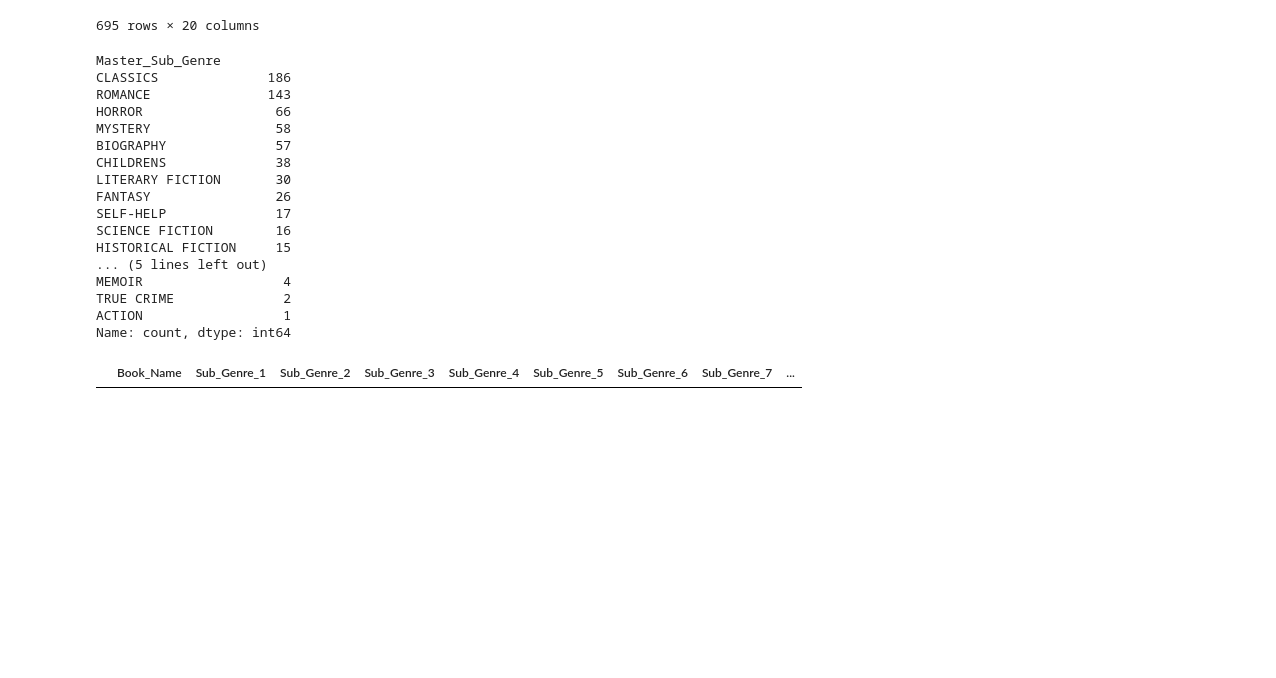
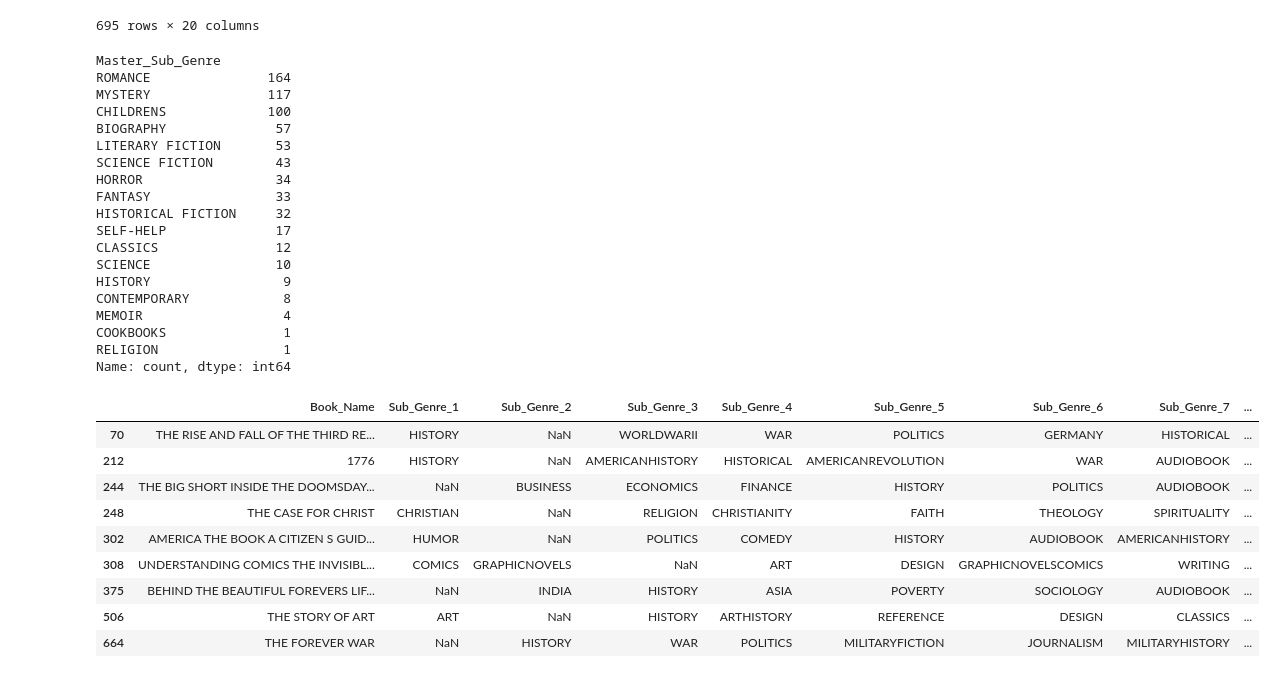
Before and after one commit to ammabe1/Publish-Me---Release-Assistant, a Jupyter notebook: Publish_Me Release_Assistant.ipynb, the cells around one changed output. Drawn from its saved outputs; the diff is of its cells as text; code cells hidden in the pictures; blank space fills up the shorter version.

Commit message:
updated master_sub_genres to weed out outliers, i.e. re-structured the priority of sub genres to capture the subs with the highest numbers with dups of the lower numbers.

```diff
--- a/Publish_Me Release_Assistant.ipynb
+++ b/Publish_Me Release_Assistant.ipynb
@@ -415,29 +415,21 @@ def determine_master_sub_genre(row):
         return 'AUTOBIOGRAPHY'
     elif 'MEMOIR' in row.values:
         return 'MEMOIR'
-    elif 'TRUECRIME' in row.values:
-        return 'TRUE CRIME'
-    elif 'CLASSICS' in row.values:
-        return 'CLASSICS'
+    elif 'COOKBOOKS' in row.values:
+        return 'COOKBOOKS'
+    elif 'CHILDRENS' in row.values:
+        return 'CHILDRENS'
     elif 'SCIENCE' in row.values:
         return 'SCIENCE'
     elif 'HISTORY' in row.values:
         return 'HISTORY'
-    elif 'RELIGION' in row.values:
-        return 'RELIGION'
-    elif 'CHILDRENS' in row.values:
-        return 'CHILDRENS'
     elif 'ROMANCE' in row.values:
         return 'ROMANCE'
+    elif 'MYSTERY' in row.values:
+        return 'MYSTERY'
     elif 'HORROR' in row.values:
         return 'HORROR'
-    elif 'MYSTERY' in row.values:
-        return 'MYSTERY'
-    elif 'THRILLER' in row.values:
-        return 'THRILLER'
-    elif 'ACTION' in row.values:
-        return 'ACTION'
-    elif 'SCIENCEFICTION' in row.values:
+    elif 'SCIENCEFICTION'  in row.values:
         return 'SCIENCE FICTION'
     elif 'LITERARYFICTION' in row.values:
         return 'LITERARY FICTION'
@@ -445,12 +437,14 @@ def determine_master_sub_genre(row):
         return 'HISTORICAL FICTION'
     elif 'FANTASY' in row.values:
         return 'FANTASY'
-    elif 'CRIME' in row.values:
-        return 'CRIME'
-    elif 'ADVENTURE' in row.values:
-        return 'ADVENTURE'
+    elif 'CLASSICS' in row.values:
+        return 'CLASSICS'
     elif 'CONTEMPORARY' in row.values:
         return 'CONTEMPORARY'
+    elif 'THRILLER' in row.values:
+        return 'THRILLER'
+    elif 'RELIGION' in row.values:
+        return 'RELIGION'
     else:
         return 'OTHER'
 
@@ -477,28 +471,39 @@ Master_Sub_Genre2 = Full_Book_Details['Master_Sub_Genre'].value_counts()
 Master_Sub_Genre2
 # %% [output]
 Master_Sub_Genre
-CLASSICS              186
-ROMANCE               143
-HORROR                 66
-MYSTERY                58
+ROMANCE               164
+MYSTERY               117
+CHILDRENS             100
 BIOGRAPHY              57
-CHILDRENS              38
-LITERARY FICTION       30
-FANTASY                26
+LITERARY FICTION       53
+SCIENCE FICTION        43
+HORROR                 34
+FANTASY                33
+HISTORICAL FICTION     32
 SELF-HELP              17
-SCIENCE FICTION        16
-HISTORICAL FICTION     15
-... (5 lines left out)
+CLASSICS               12
+SCIENCE                10
+HISTORY                 9
+CONTEMPORARY            8
 MEMOIR                  4
-TRUE CRIME              2
-ACTION                  1
+COOKBOOKS               1
+RELIGION                1
 Name: count, dtype: int64
 # %%
 #identify OTHER master genres in order to categorize the outliers.
-specific_value = 'OTHER'
-rows_with_value1 = Full_Book_Details[Full_Book_Details['Master_Sub_Genre']==specific_value]
+specific_value1 = 'HISTORY'
+rows_with_value1 = Full_Book_Details[Full_Book_Details['Master_Sub_Genre']==specific_value1]
 rows_with_value1
 # %% [output]
 |  | Book_Name | Sub_Genre_1 | Sub_Genre_2 | Sub_Genre_3 | Sub_Genre_4 | Sub_Genre_5 | Sub_Genre_6 | Sub_Genre_7 | ... |
+| 70 | THE RISE AND FALL OF THE THIRD RE... | HISTORY | NaN | WORLDWARII | WAR | POLITICS | GERMANY | HISTORICAL | ... |
+| 212 | 1776 | HISTORY | NaN | AMERICANHISTORY | HISTORICAL | AMERICANREVOLUTION | WAR | AUDIOBOOK | ... |
+| 244 | THE BIG SHORT INSIDE THE DOOMSDAY... | NaN | BUSINESS | ECONOMICS | FINANCE | HISTORY | POLITICS | AUDIOBOOK | ... |
+| 248 | THE CASE FOR CHRIST | CHRISTIAN | NaN | RELIGION | CHRISTIANITY | FAITH | THEOLOGY | SPIRITUALITY | ... |
+| 302 | AMERICA THE BOOK A CITIZEN S GUID... | HUMOR | NaN | POLITICS | COMEDY | HISTORY | AUDIOBOOK | AMERICANHISTORY | ... |
+| 308 | UNDERSTANDING COMICS THE INVISIBL... | COMICS | GRAPHICNOVELS | NaN | ART | DESIGN | GRAPHICNOVELSCOMICS | WRITING | ... |
+| 375 | BEHIND THE BEAUTIFUL FOREVERS LIF... | NaN | INDIA | HISTORY | ASIA | POVERTY | SOCIOLOGY | AUDIOBOOK | ... |
+| 506 | THE STORY OF ART | ART | NaN | HISTORY | ARTHISTORY | REFERENCE | DESIGN | CLASSICS | ... |
+| 664 | THE FOREVER WAR | NaN | HISTORY | WAR | POLITICS | MILITARYFICTION | JOURNALISM | MILITARYHISTORY | ... |
 # %%
 #replace FICTION sub_genres in Sub_Genre1 to Sub_Genre10 with a null value, and NONFICTION sub_genres in the same columns with a null value
```
Also changed, not shown: parts of 1 cell of this notebook.
